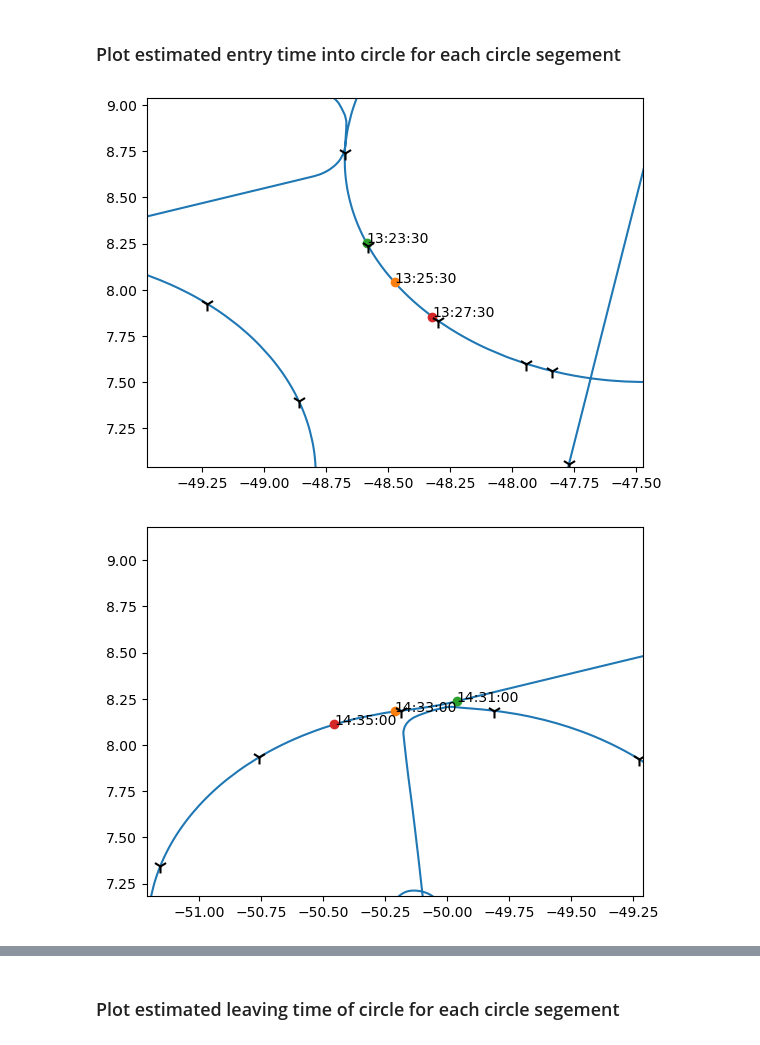
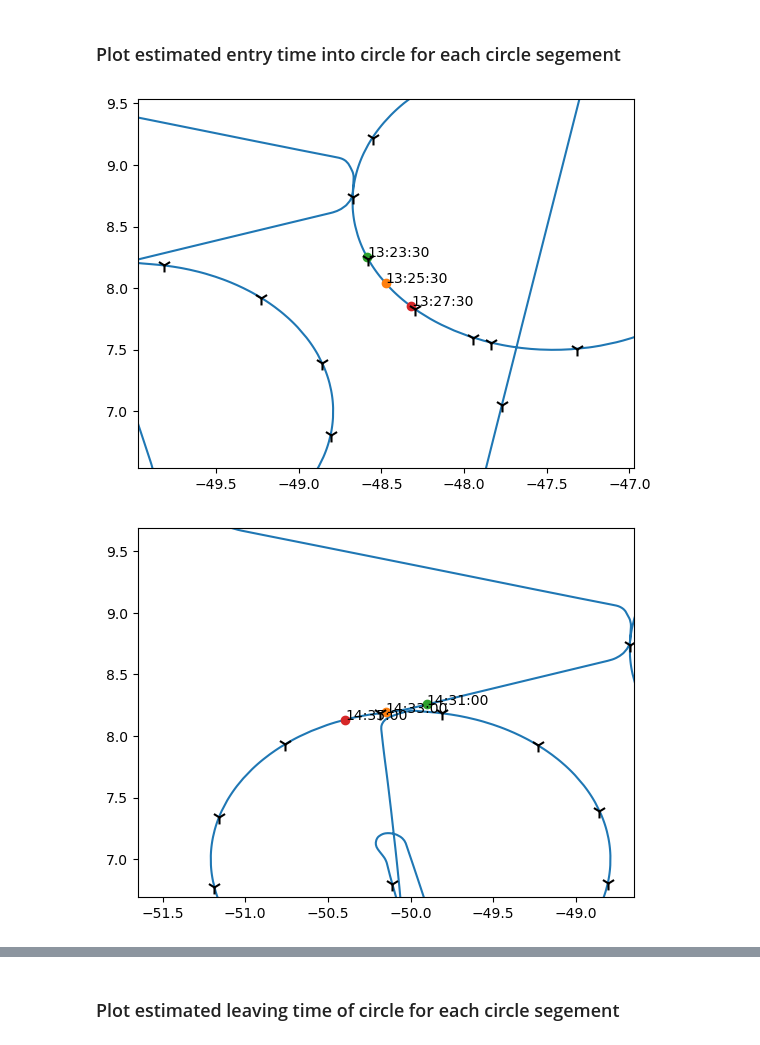
Before and after one commit to tmieslinger/flight_segmentation, a Jupyter notebook: scripts/guessFlightSegmentCircle.ipynb, the cells around one changed output, grey strips where cells are left out. Drawn from its saved outputs; the diff is of its cells as text; code cells hidden in the pictures.

Commit message:
bounds correction for circle guessing

```diff
--- a/scripts/guessFlightSegmentCircle.ipynb
+++ b/scripts/guessFlightSegmentCircle.ipynb
@@ -30,6 +30,8 @@ guessRange          =   4 # resampling intervalls before and after the estimated
 # %% [markdown]
 ### Open file
 # %%
+flightID = "HALO-2024"+flight_day[5:7]+flight_day[8:10]+"a"
+
 ds = xr.open_zarr("ipns://latest.orcestra-campaign.org/products/HALO/position_attitude/"+flightID+".zarr")
 ds
 # %% [output]
@@ -210,7 +212,7 @@ j=0
 segment=0
 for i in slices_start:
     ibeg=i
-    iend=slices_end[j]
+    iend=min(slices_end[j],var.time.size-1)
     cycle_length = iend-ibeg+1
     j += 1
     circle_start = var.time[ibeg]
@@ -258,42 +260,42 @@ j=0
 for i in slices_start:
 
     ibeg=i
     iend=slices_end[j]
 
     cycle_length = iend-ibeg+1
-    circle_start_bef = var.time[ibeg-guessRange]
+    circle_start_bef = var.time[max(ibeg-guessRange,0)]
     circle_start_mid = var.time[ibeg]
-    circle_start_aft = var.time[ibeg+guessRange]
+    circle_start_aft = var.time[min(ibeg+guessRange,var.time.size-1)]
 
     if ( cycle_length > cycleLength ) :
 
-        point_bef = ds.isel(time=((ibeg-guessRange)*trackResampling))
-        point_mid = ds.isel(time=( ibeg            *trackResampling))
-        point_aft = ds.isel(time=((ibeg+guessRange)*trackResampling))
+        point_bef = ds.isel(time=(max(round(ibeg-guessRange-0.5),0)*trackResampling))
+        point_mid = ds.isel(time=(max(round(ibeg           -0.5),0)*trackResampling))
+        point_aft = ds.isel(time=(max(round(ibeg+guessRange-0.5),0)*trackResampling))
 
         fig, ax = plt.subplots()
         ax.plot(ds.lon, ds.lat)
 
-        plt.xlim(point_mid.lon-1,point_mid.lon+1)
-        plt.ylim(point_mid.lat-1,point_mid.lat+1)
+        plt.xlim(point_mid.lon-1.5,point_mid.lon+1.5)
+        plt.ylim(point_mid.lat-1.5,point_mid.lat+1.5)
 
         ax.scatter(point_bef.lon, point_bef.lat, color="tab:green", zorder=3)
         ax.text(point_bef.lon, point_bef.lat, f"{pd.Timestamp(circle_start_bef.time.values).to_pydatetime():%H:%M:%S}")
 
         ax.scatter(point_mid.lon, point_mid.lat, color="tab:orange", zorder=3)
         ax.text(point_mid.lon, point_mid.lat, f"{pd.Timestamp(circle_start_mid.time.values).to_pydatetime():%H:%M:%S}")
 
         ax.scatter(point_aft.lon, point_aft.lat, color="tab:red", zorder=3)
         ax.text(point_aft.lon, point_aft.lat, f"{pd.Timestamp(circle_start_aft.time.values).to_pydatetime():%H:%M:%S}")
 
+        # plot sondes
+        ax.scatter(flight_sondes.aircraft_longitude, flight_sondes.aircraft_latitude, marker = '1', s = 100, color = 'k', zorder=3)
+
         segment += 1
 
     j += 1
 
-    # plot sondes
-    ax.scatter(flight_sondes.aircraft_longitude, flight_sondes.aircraft_latitude, marker = '1', s = 100, color = 'k', zorder=3)
-
     plt.show()
 # %% [output]
-[figure, old version]
+[figure, new version]
-[figure, old version]
+[figure, new version]
```
Also changed, not shown: parts of 2 cells of this notebook.
